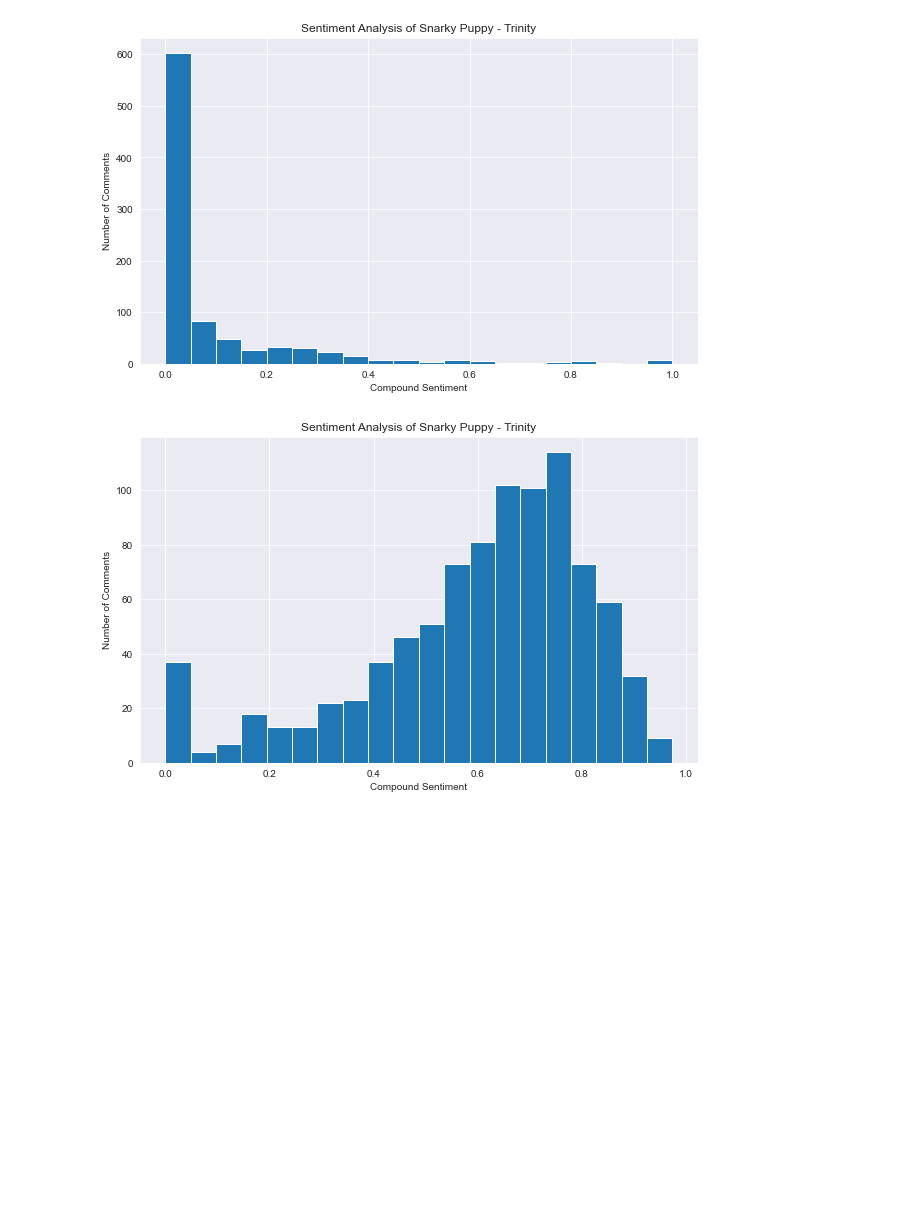
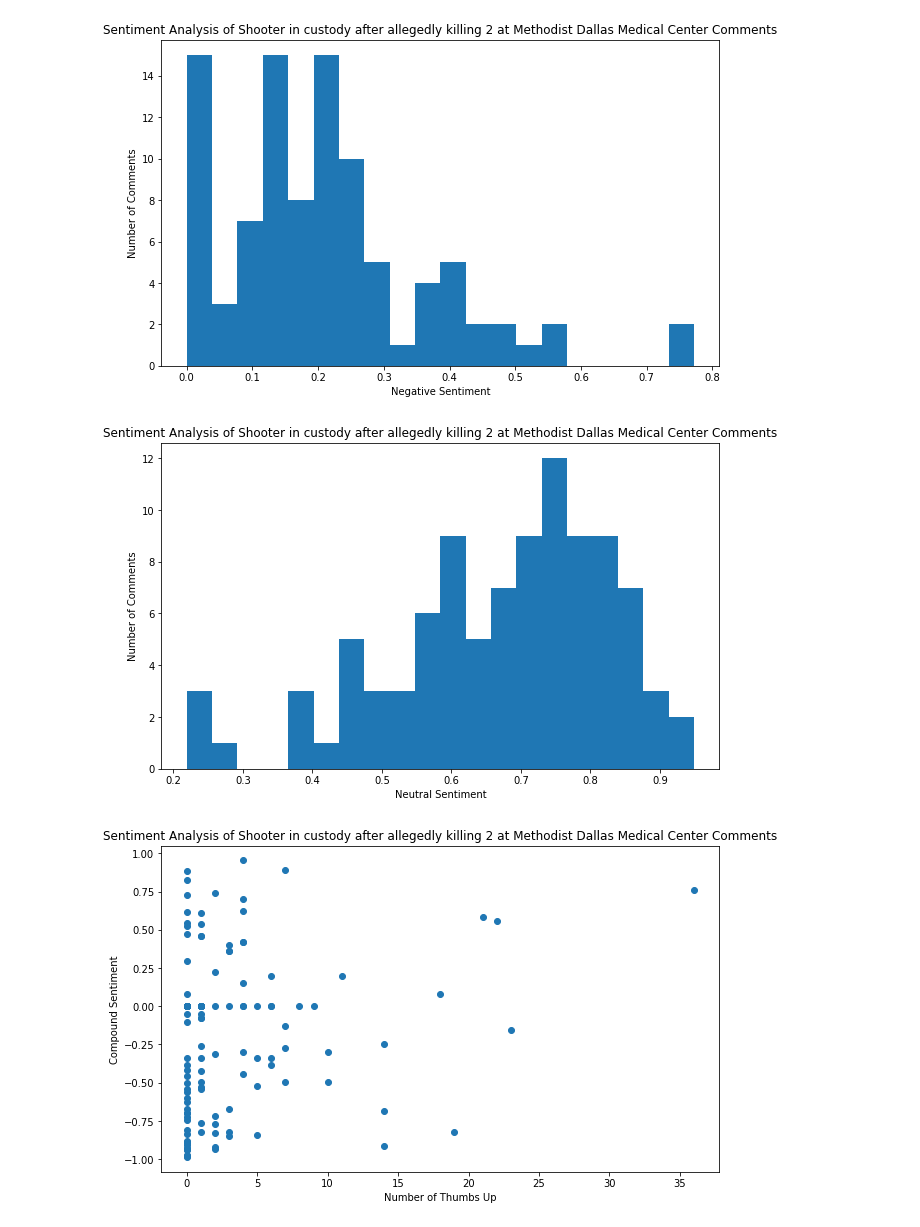
Before and after one commit to SNEHALDD/Group_project, a Jupyter notebook: yt/comment_grabber.ipynb, the cells around one changed output. Drawn from its saved outputs; the diff is of its cells as text; code cells hidden in the pictures; blank space fills up the shorter version.

```diff
--- a/yt/comment_grabber.ipynb
+++ b/yt/comment_grabber.ipynb
@@ -10,7 +13,7 @@ import matplotlib.pyplot as plt
 # %%
 # Enter video id
 # Snarky Puppy - Trinity
-video_id = "CSiLPkUopBg"
+video_id = "kxsgBBKwP8E"
 # %%
 def video_comments_to_df(video_id):
     # creating youtube resource object
@@ -143,8 +166,18 @@ plot(df['positive'], 20)
 # %%
-plot(df['negative'], 20)
+plot(df_dropped['negative'], 20, 'Negative')
 # %% [output]
-[figure, old version]
+[figure, new version]
 # %%
-plot(df['neutral'], 20)
+plot(df_dropped['neutral'], 20, 'Neutral')
 # %% [output]
-[figure, old version]
+[figure, new version]
+# %%
+# create scatter plot
+plt.figure(figsize=(10, 6))
+plt.scatter(df['thumbsup'], df['compound'])
+plt.xlabel('Number of Thumbs Up')
+plt.ylabel('Compound Sentiment')
+plt.title(f'Sentiment Analysis of {video_title} Comments')
+plt.show()
+# %% [output]
+[figure, added]
```
Also changed, not shown: parts of 15 cells of this notebook, 15 other files.
